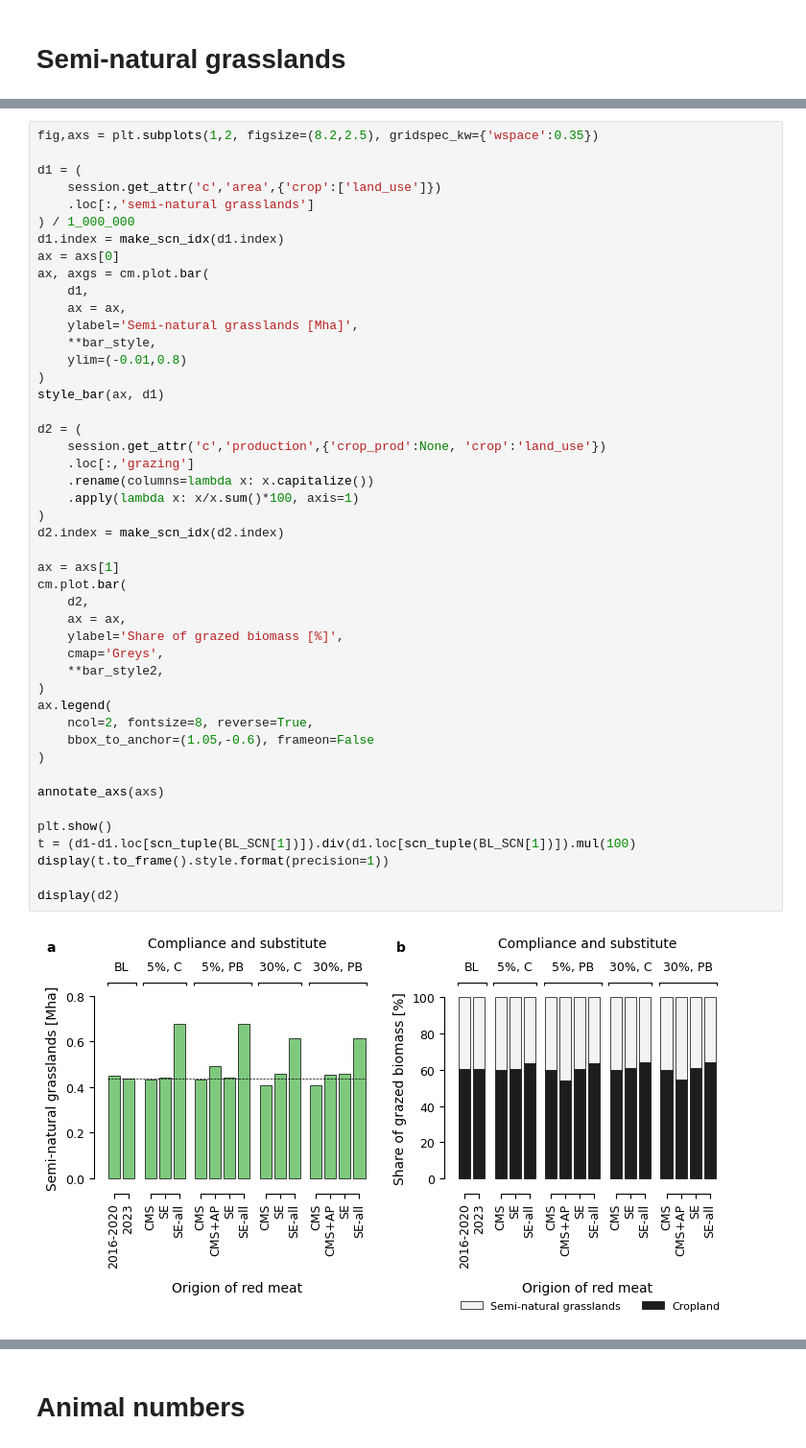
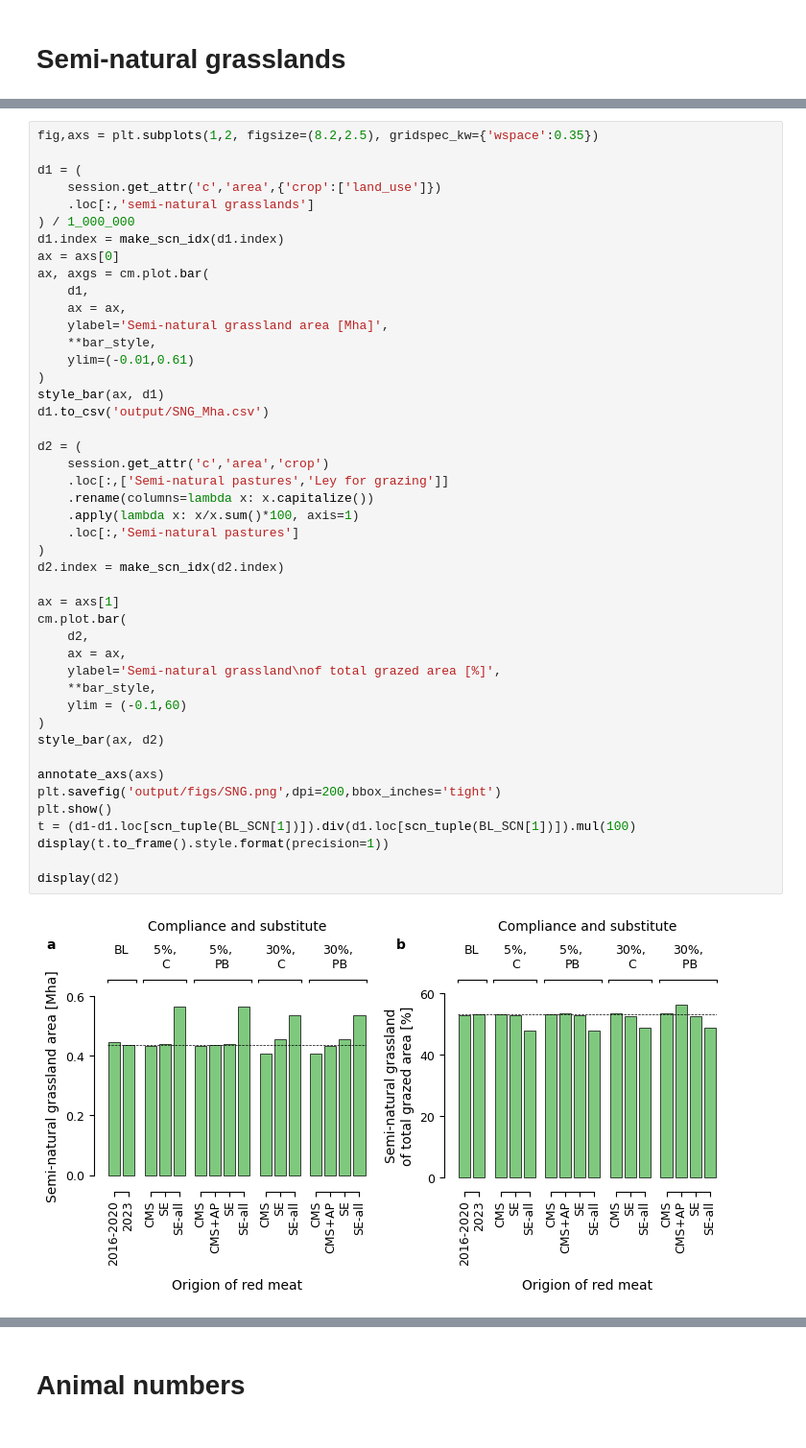
Before and after one commit to SLU-foodsystems/CIBUSmod-SLV2025, a Jupyter notebook: SLV2025_outputs.ipynb, the cells around one changed output, grey strips where cells are left out. Shown at 96% size. Saved outputs shown, nothing was run; the diff lists cells and outputs as text.

```diff
--- a/SLV2025_outputs.ipynb
+++ b/SLV2025_outputs.ipynb
@@ -331,46 +390,45 @@ d1 = (
     .loc[:,'semi-natural grasslands']
 ) / 1_000_000
 d1.index = make_scn_idx(d1.index)
 ax = axs[0]
 ax, axgs = cm.plot.bar(
     d1,
     ax = ax,
-    ylabel='Semi-natural grasslands [Mha]',
+    ylabel='Semi-natural grassland area [Mha]',
     **bar_style,
-    ylim=(-0.01,0.8)
+    ylim=(-0.01,0.61)
 )
 style_bar(ax, d1)
+d1.to_csv('output/SNG_Mha.csv')
 
 d2 = (
-    session.get_attr('c','production',{'crop_prod':None, 'crop':'land_use'})
-    .loc[:,'grazing']
+    session.get_attr('c','area','crop')
+    .loc[:,['Semi-natural pastures','Ley for grazing']]
     .rename(columns=lambda x: x.capitalize())
     .apply(lambda x: x/x.sum()*100, axis=1)
+    .loc[:,'Semi-natural pastures']
 )
 d2.index = make_scn_idx(d2.index)
 
 ax = axs[1]
 cm.plot.bar(
     d2,
     ax = ax,
-    ylabel='Share of grazed biomass [%]',
-    cmap='Greys',
-    **bar_style2,
+    ylabel='Semi-natural grassland\nof total grazed area [%]',
+    **bar_style,
+    ylim = (-0.1,60)
 )
-ax.legend(
-    ncol=2, fontsize=8, reverse=True,
-    bbox_to_anchor=(1.05,-0.6), frameon=False
-)
+style_bar(ax, d2)
 
 annotate_axs(axs)
-
+plt.savefig('output/figs/SNG.png',dpi=200,bbox_inches='tight')
 plt.show()
 t = (d1-d1.loc[scn_tuple(BL_SCN[1])]).div(d1.loc[scn_tuple(BL_SCN[1])]).mul(100)
 display(t.to_frame().style.format(precision=1))
 
 display(d2)
 # %% [output]
-[figure, old version]
+[figure, new version]
 |  |  |  | semi-natural grasslands |
 | Compliance | Origin, meat | Substitute |  |
 | BL | 2016-2020 |  | 2.1 |
```
Also changed, not shown: parts of 37 cells of this notebook, 24 other files.
